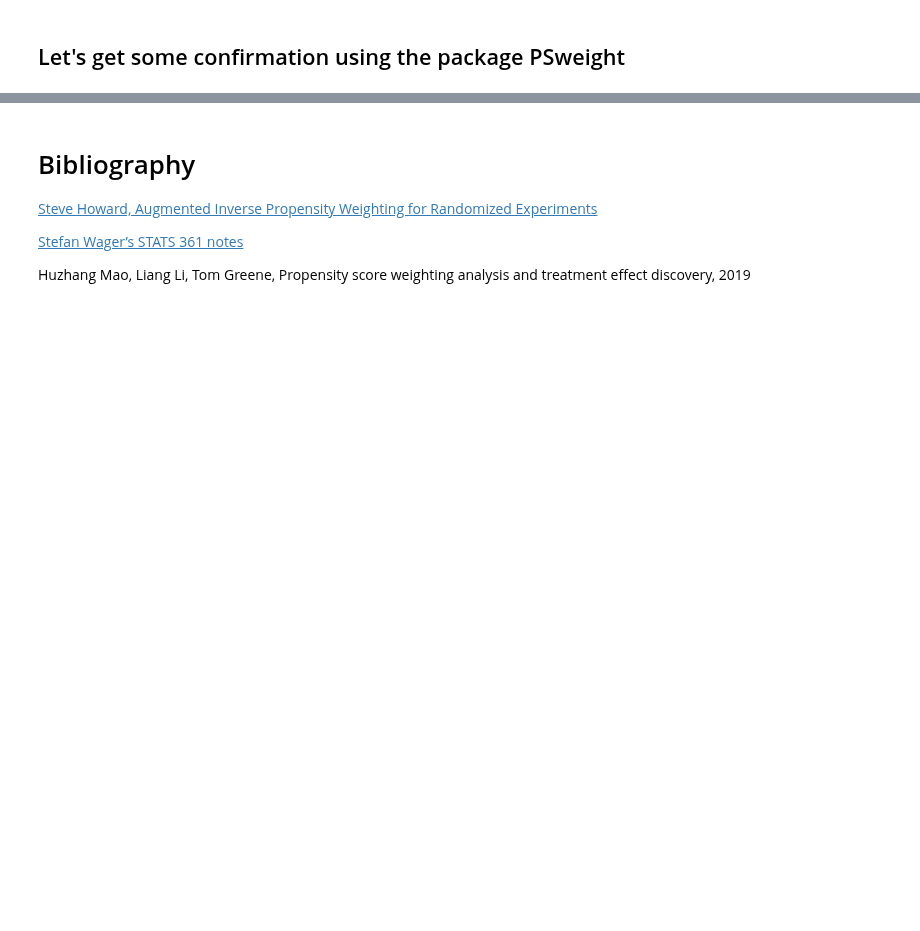
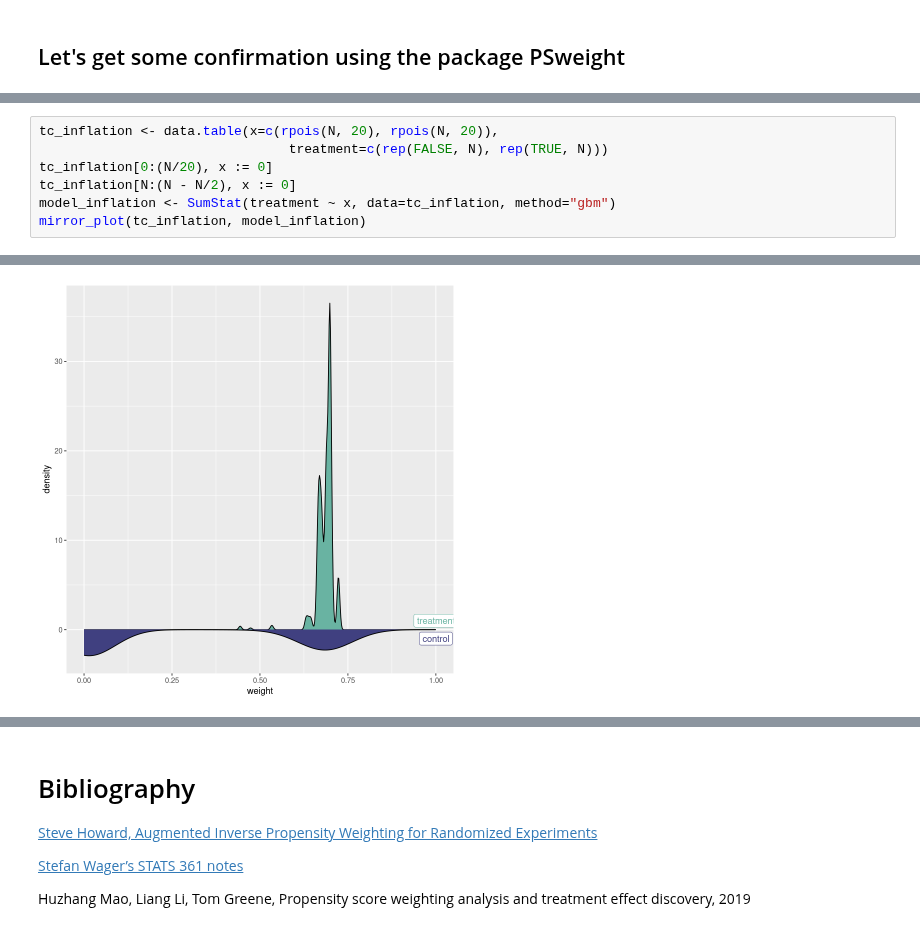
Before and after one commit to lsilvest/notes_and_stuff, a Jupyter notebook: propensity_weighting.ipynb, the cells around one changed output, grey strips where cells are left out. Saved outputs shown, nothing was run; the diff lists cells and outputs as text; blank space fills up the shorter version.

```diff
--- a/propensity_weighting.ipynb
+++ b/propensity_weighting.ipynb
@@ -593,0 +749,8 @@ aug$muhat["1"] - aug$muhat["0"]
+# %%
+tc_inflation <- data.table(x=c(rpois(N, 20), rpois(N, 20)),
+                                treatment=c(rep(FALSE, N), rep(TRUE, N)))
+tc_inflation[0:(N/20), x := 0]
+tc_inflation[N:(N - N/2), x := 0]
+model_inflation <- SumStat(treatment ~ x, data=tc_inflation, method="gbm")
+mirror_plot(tc_inflation, model_inflation)
+# %% [output]
@@ -593,0 +761 @@ aug$muhat["1"] - aug$muhat["0"]
+[figure, added]
```
Also changed, not shown: parts of 54 cells of this notebook.
